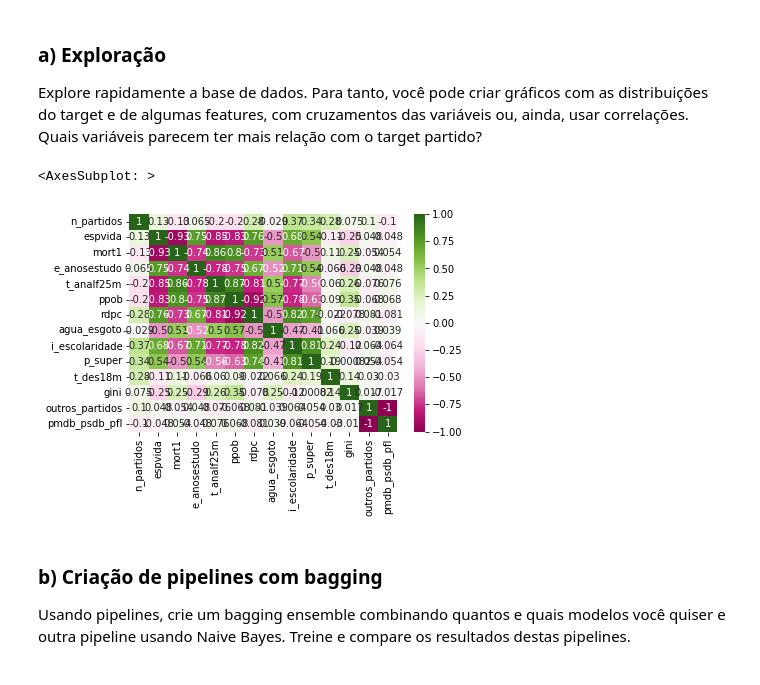
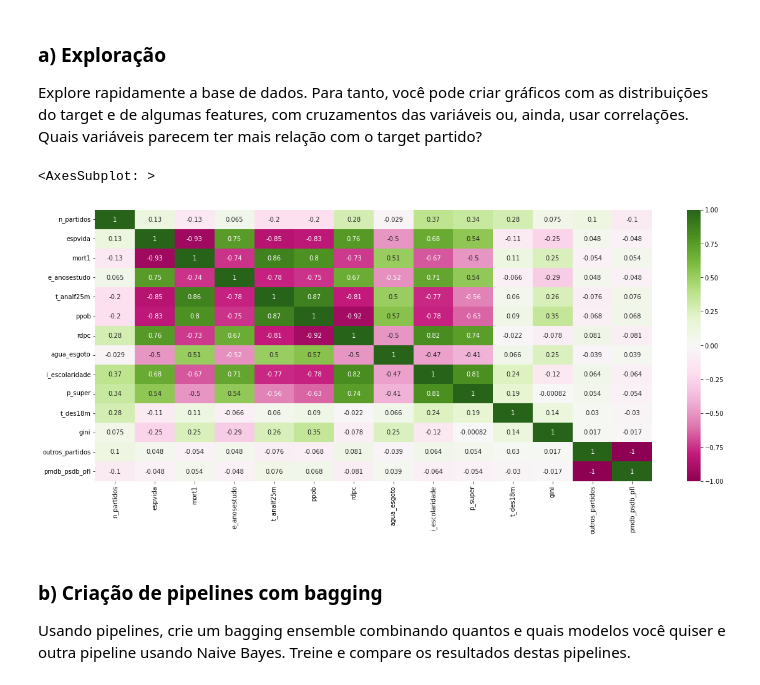
Before and after one commit to yltaba/dcp-machine-learning, a Jupyter notebook: aula_7/exercicios_aula_7.ipynb, the cells around one changed output. Drawn from its saved outputs; the diff is of its cells as text; code cells hidden in the pictures.

```diff
--- a/aula_7/exercicios_aula_7.ipynb
+++ b/aula_7/exercicios_aula_7.ipynb
@@ -35,20 +20,19 @@ Explore rapidamente a base de dados. Para tanto, você pode criar gráficos com
 # %%
 dados[['outros_partidos', 'pmdb_psdb_pfl']] = pd.get_dummies(dados.partido)
 # %%
-import matplotlib.pyplot as plt
-plt.rcParams['figure.figsize'] = [15, 8]
+plt.rcParams['figure.figsize'] = [20, 8]
 (
     sns.heatmap(
         dados.corr(),
         annot=True,
         annot_kws={"fontsize":10},
         cmap="PiYG"
         )
     )
 # correlações muito baixas - rdpc, t_analf25m, ppob, i_escolaridade,mort1, p_super - em ordem
 # %% [output]
 <AxesSubplot: >
-[figure, old version]
+[figure, new version]
 # %%
 dados_dummies = (
     pd.concat([
```
Also changed, not shown: parts of 2 cells of this notebook.
